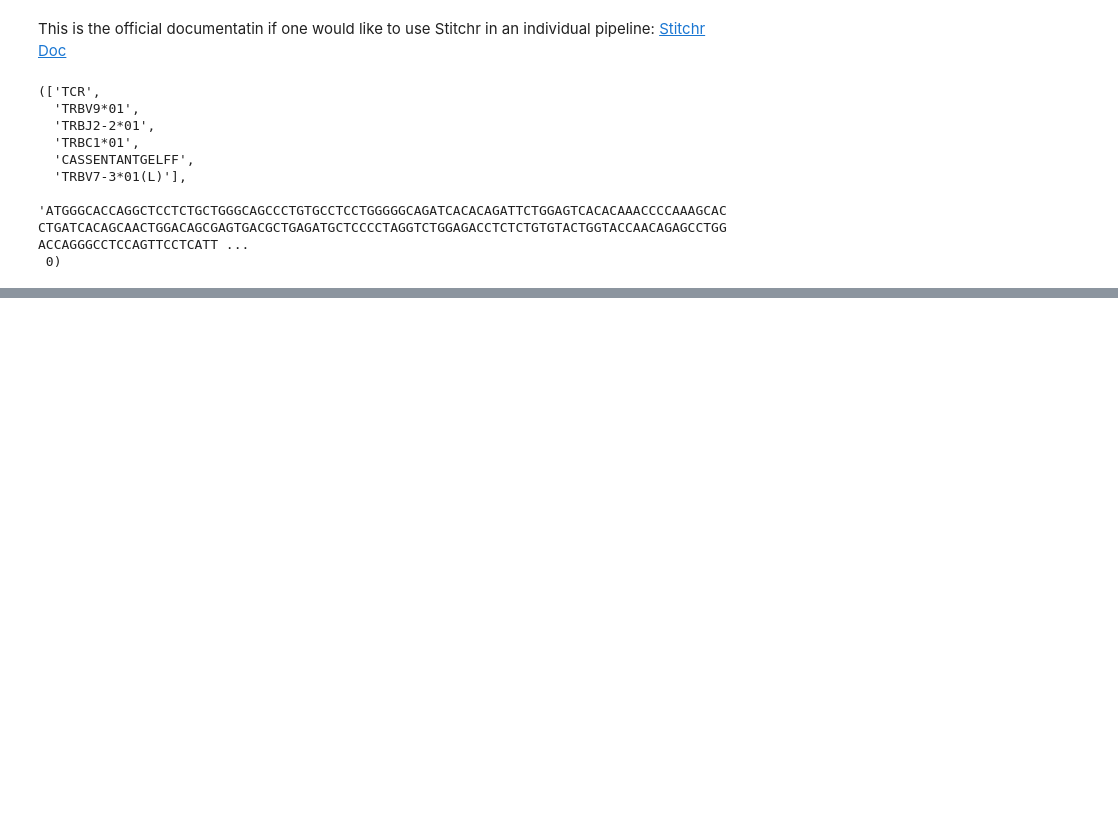
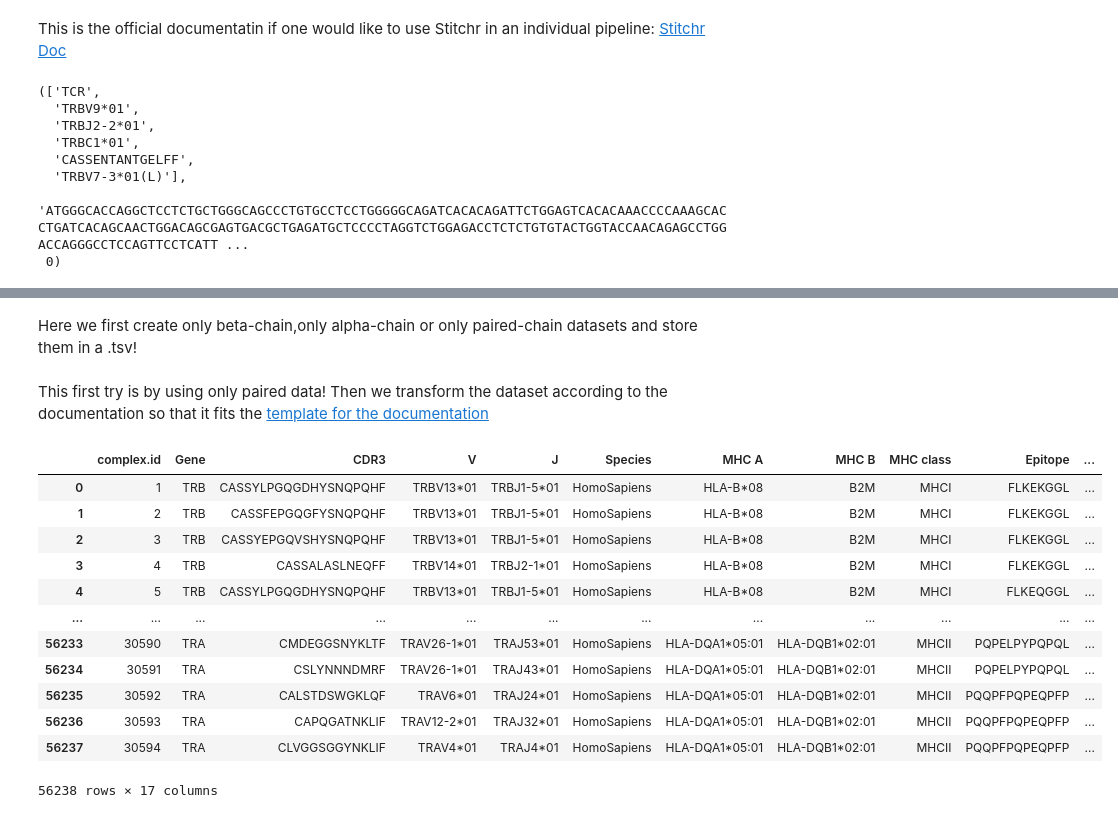
Before and after one commit to vegger/BA_ZHAW, a Jupyter notebook: notebooks/stitchrPlayground.ipynb, the cells around one changed output, grey strips where cells are left out. Saved outputs shown, nothing was run; the diff lists cells and outputs as text; code cells hidden in the pictures; blank space fills up the shorter version.

Commit message:
CG: first version of creating a Stitchr processable dataset. However not working yet! Need to fix head of the dataset

```diff
--- a/notebooks/stitchrPlayground.ipynb
+++ b/notebooks/stitchrPlayground.ipynb
@@ -37,0 +81,23 @@ However the documentation mentions that for high throughput (as we must use) one
+# %% [markdown]
+Here we first create only beta-chain,only alpha-chain or only paired-chain datasets and store them in a .tsv!
+# %% [markdown]
+This first try is by using only paired data! Then we transform the dataset according to the documentation so that it fits the [template for the documentation](https://github.com/JamieHeather/stitchr/tree/main/templates)
+# %%
+only_paired_chains = "../data/VDJdb/onlyPairedStitchr.tsv"
+
+paired_df = pd.read_csv(only_paired_chains, sep="\t")
+paired_df
+# %% [output]
+|  | complex.id | Gene | CDR3 | V | J | Species | MHC A | MHC B | MHC class | Epitope | ... |
+| 0 | 1 | TRB | CASSYLPGQGDHYSNQPQHF | TRBV13*01 | TRBJ1-5*01 | HomoSapiens | HLA-B*08 | B2M | MHCI | FLKEKGGL | ... |
+| 1 | 2 | TRB | CASSFEPGQGFYSNQPQHF | TRBV13*01 | TRBJ1-5*01 | HomoSapiens | HLA-B*08 | B2M | MHCI | FLKEKGGL | ... |
+| 2 | 3 | TRB | CASSYEPGQVSHYSNQPQHF | TRBV13*01 | TRBJ1-5*01 | HomoSapiens | HLA-B*08 | B2M | MHCI | FLKEKGGL | ... |
+| 3 | 4 | TRB | CASSALASLNEQFF | TRBV14*01 | TRBJ2-1*01 | HomoSapiens | HLA-B*08 | B2M | MHCI | FLKEKGGL | ... |
+| 4 | 5 | TRB | CASSYLPGQGDHYSNQPQHF | TRBV13*01 | TRBJ1-5*01 | HomoSapiens | HLA-B*08 | B2M | MHCI | FLKEQGGL | ... |
+| ... | ... | ... | ... | ... | ... | ... | ... | ... | ... | ... | ... |
+| 56233 | 30590 | TRA | CMDEGGSNYKLTF | TRAV26-1*01 | TRAJ53*01 | HomoSapiens | HLA-DQA1*05:01 | HLA-DQB1*02:01 | MHCII | PQPELPYPQPQL | ... |
+| 56234 | 30591 | TRA | CSLYNNNDMRF | TRAV26-1*01 | TRAJ43*01 | HomoSapiens | HLA-DQA1*05:01 | HLA-DQB1*02:01 | MHCII | PQPELPYPQPQL | ... |
+| 56235 | 30592 | TRA | CALSTDSWGKLQF | TRAV6*01 | TRAJ24*01 | HomoSapiens | HLA-DQA1*05:01 | HLA-DQB1*02:01 | MHCII | PQQPFPQPEQPFP | ... |
+| 56236 | 30593 | TRA | CAPQGATNKLIF | TRAV12-2*01 | TRAJ32*01 | HomoSapiens | HLA-DQA1*05:01 | HLA-DQB1*02:01 | MHCII | PQQPFPQPEQPFP | ... |
+| 56237 | 30594 | TRA | CLVGGSGGYNKLIF | TRAV4*01 | TRAJ4*01 | HomoSapiens | HLA-DQA1*05:01 | HLA-DQB1*02:01 | MHCII | PQQPFPQPEQPFP | ... |
+56238 rows × 17 columns
```
Also changed, not shown: parts of 11 cells of this notebook.
